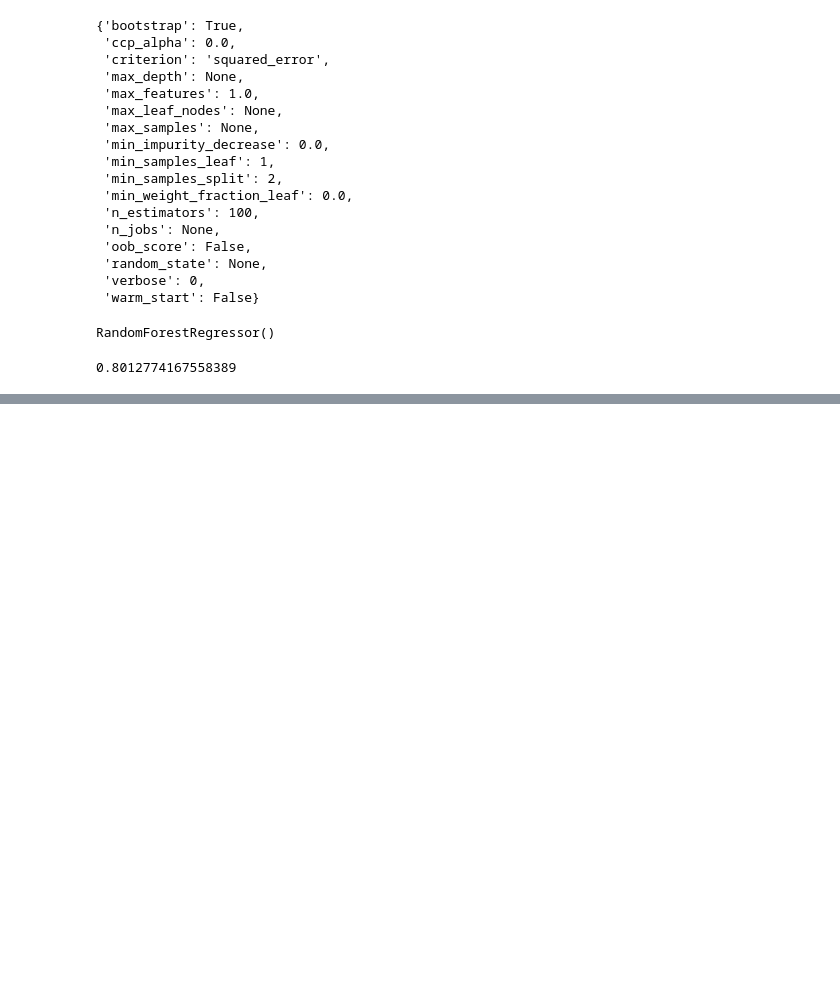
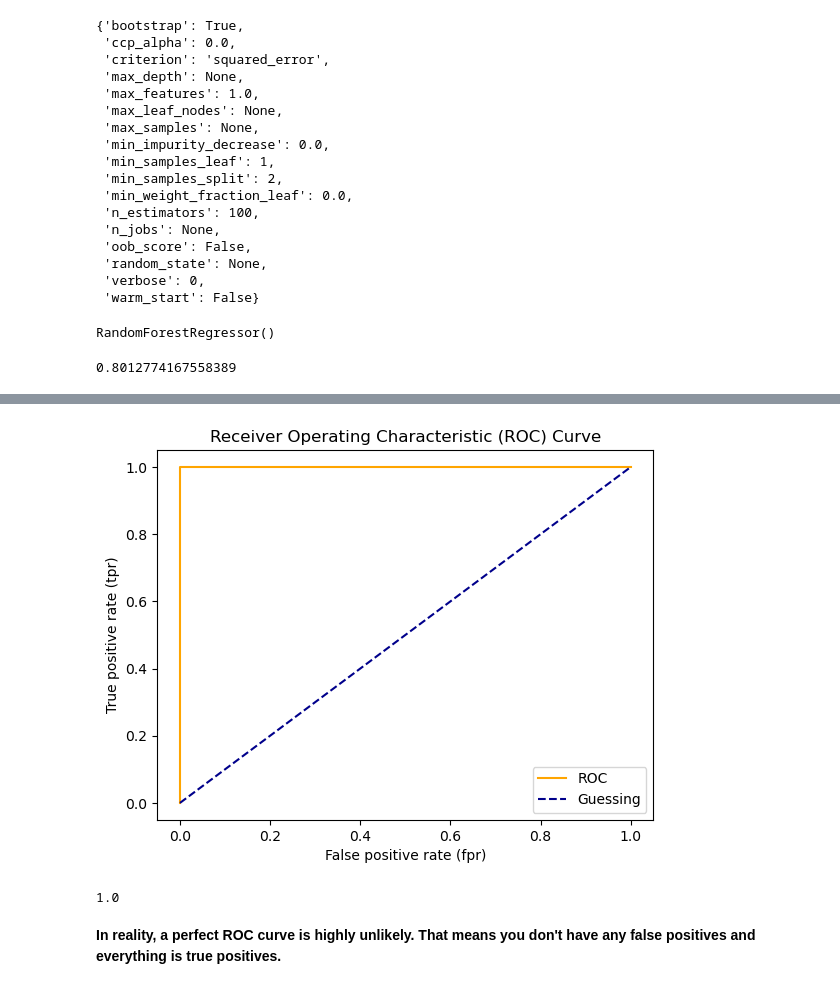
Before and after one commit to AHMAD-KHAIRI/ztm-ml-course, a Jupyter notebook: 05_scikit-learn/introduction-to-scikit-learn.ipynb, the cells around one changed output, grey strips where cells are left out. Drawn from its saved outputs; the diff is of its cells as text; code cells hidden in the pictures; blank space fills up the shorter version.

```diff
--- a/05_scikit-learn/introduction-to-scikit-learn.ipynb
+++ b/05_scikit-learn/introduction-to-scikit-learn.ipynb
@@ -1382,0 +1970,13 @@ Choose either iris or toy datasets.
+# %%
+# Plot perfect ROC curve and AUC score
+fpr, tpr, thresholds = roc_curve(y_test, y_test)
+plot_roc_curve(fpr, tpr)
+# %% [output]
+[figure, added]
+# %%
+# Perfect AUC score
+roc_auc_score(y_test, y_test)
+# %% [output]
+1.0
+# %% [markdown]
+**In reality, a perfect ROC curve is highly unlikely. That means you don't have any false positives and everything is true positives.**
```
Also changed, not shown: parts of 90 cells of this notebook, 3 other files.
